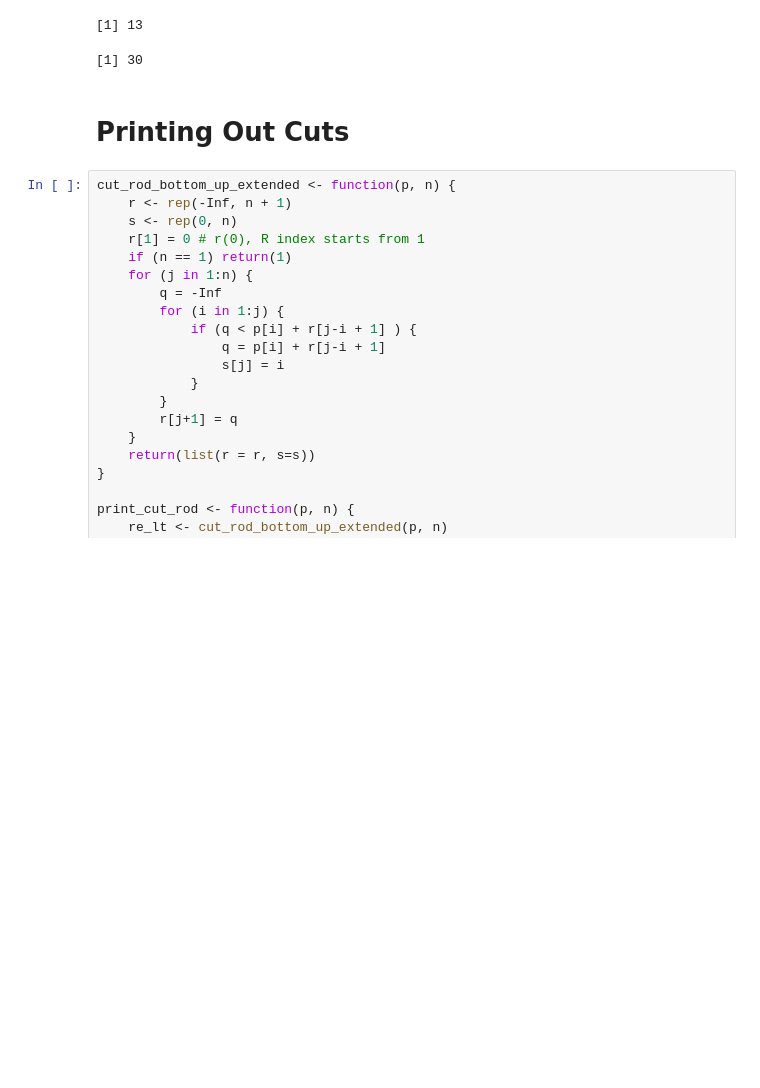
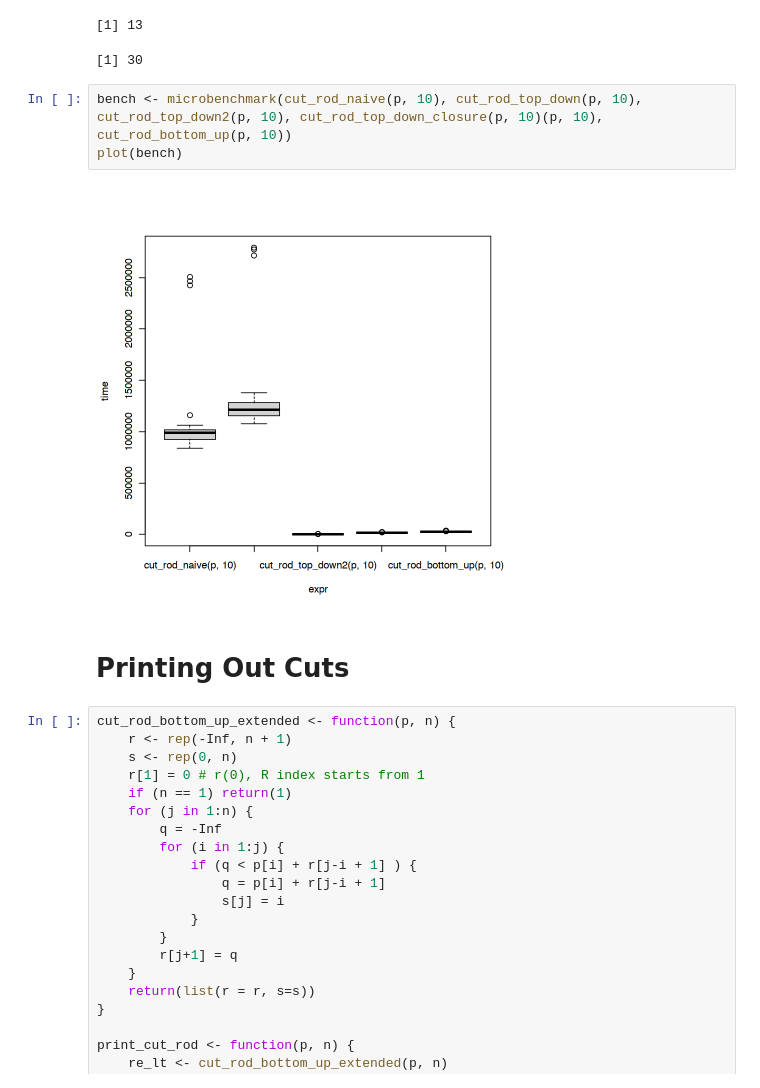
Before and after one commit to rluo/statcomp, a Jupyter notebook: dp.ipynb, the cells around one changed output. Saved outputs shown, nothing was run; the diff lists cells and outputs as text; blank space fills up the shorter version.

```diff
--- a/dp.ipynb
+++ b/dp.ipynb
@@ -79,6 +136,11 @@ cut_rod_bottom_up(p, 10)
 # %% [output]
 [1] 13
 [1] 30
+# %%
+bench <- microbenchmark(cut_rod_naive(p, 10), cut_rod_top_down(p, 10), cut_rod_top_down2(p, 10), cut_rod_top_down_closure(p, 10)(p, 10), cut_rod_bottom_up(p, 10))
+plot(bench)
+# %% [output]
+[figure, added]
 # %% [markdown]
 # Printing Out Cuts
 # %%
```
Also changed, not shown: parts of 7 cells of this notebook.
